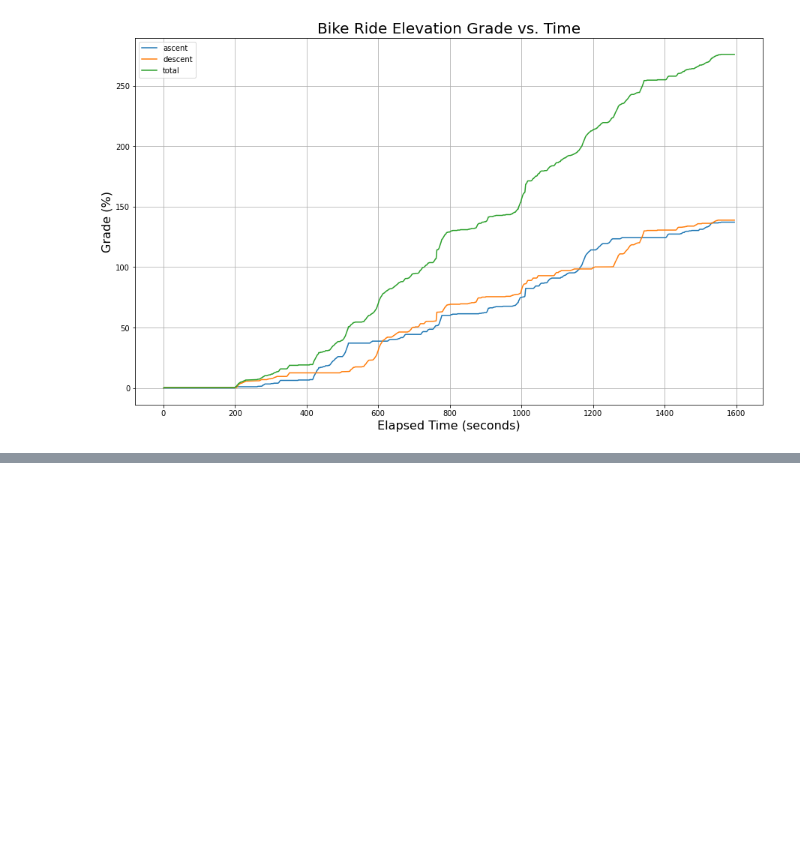
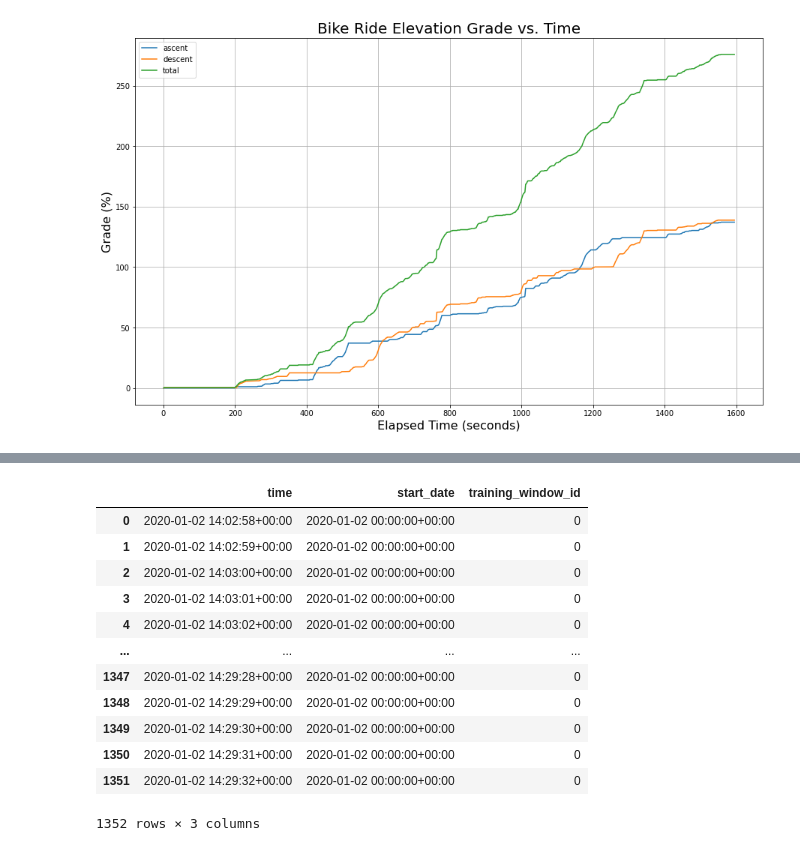
Before and after one commit to ericbauer55/strava-fitness, a Jupyter notebook: src/notebooks/3. Prototype Basic Enrichments.ipynb, the cells around one changed output, grey strips where cells are left out. Cells and saved outputs as stored; diff of their text form; code cells hidden in the pictures; blank space fills up the shorter version.

Commit message:
finished the training window id prototype

```diff
--- a/src/notebooks/3. Prototype Basic Enrichments.ipynb
+++ b/src/notebooks/3. Prototype Basic Enrichments.ipynb
@@ -335,0 +415,3 @@ _ = plt.grid()
+# %%
+start = dt.datetime(year=2020, month=1, day=2)
+window_period = dt.timedelta(weeks=8)
@@ -335,0 +422,7 @@ _ = plt.grid()
+# %%
+data = [{'training_window_id':i, 'start_date':start+window_period*i} for i in range(0,13)]
+# %%
+df_training_dates = pd.DataFrame(data=data)
+df_training_dates['start_date'] = pd.to_datetime(df_training_dates['start_date'])
+df_training_dates = df_training_dates.set_index('start_date').tz_localize('UTC').sort_index().reset_index()
+df_training_dates
@@ -335,0 +467,16 @@ _ = plt.grid()
+# %%
+pd.merge_asof(df[['time']], df_training_dates, left_on='time', right_on='start_date')
+# %% [output]
+|  | time | start_date | training_window_id |
+| 0 | 2020-01-02 14:02:58+00:00 | 2020-01-02 00:00:00+00:00 | 0 |
+| 1 | 2020-01-02 14:02:59+00:00 | 2020-01-02 00:00:00+00:00 | 0 |
+| 2 | 2020-01-02 14:03:00+00:00 | 2020-01-02 00:00:00+00:00 | 0 |
+| 3 | 2020-01-02 14:03:01+00:00 | 2020-01-02 00:00:00+00:00 | 0 |
+| 4 | 2020-01-02 14:03:02+00:00 | 2020-01-02 00:00:00+00:00 | 0 |
+| ... | ... | ... | ... |
+| 1347 | 2020-01-02 14:29:28+00:00 | 2020-01-02 00:00:00+00:00 | 0 |
+| 1348 | 2020-01-02 14:29:29+00:00 | 2020-01-02 00:00:00+00:00 | 0 |
+| 1349 | 2020-01-02 14:29:30+00:00 | 2020-01-02 00:00:00+00:00 | 0 |
+| 1350 | 2020-01-02 14:29:31+00:00 | 2020-01-02 00:00:00+00:00 | 0 |
+| 1351 | 2020-01-02 14:29:32+00:00 | 2020-01-02 00:00:00+00:00 | 0 |
+1352 rows × 3 columns
```
Also changed, not shown: parts of 13 cells of this notebook.
